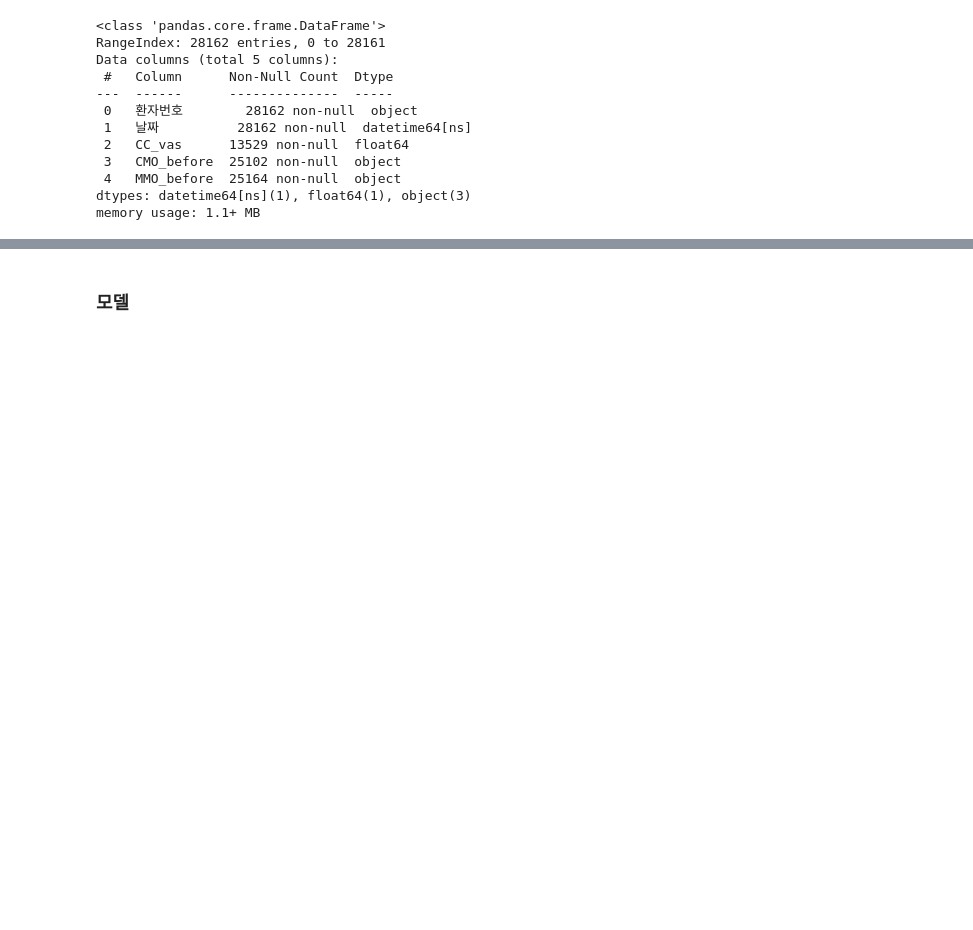
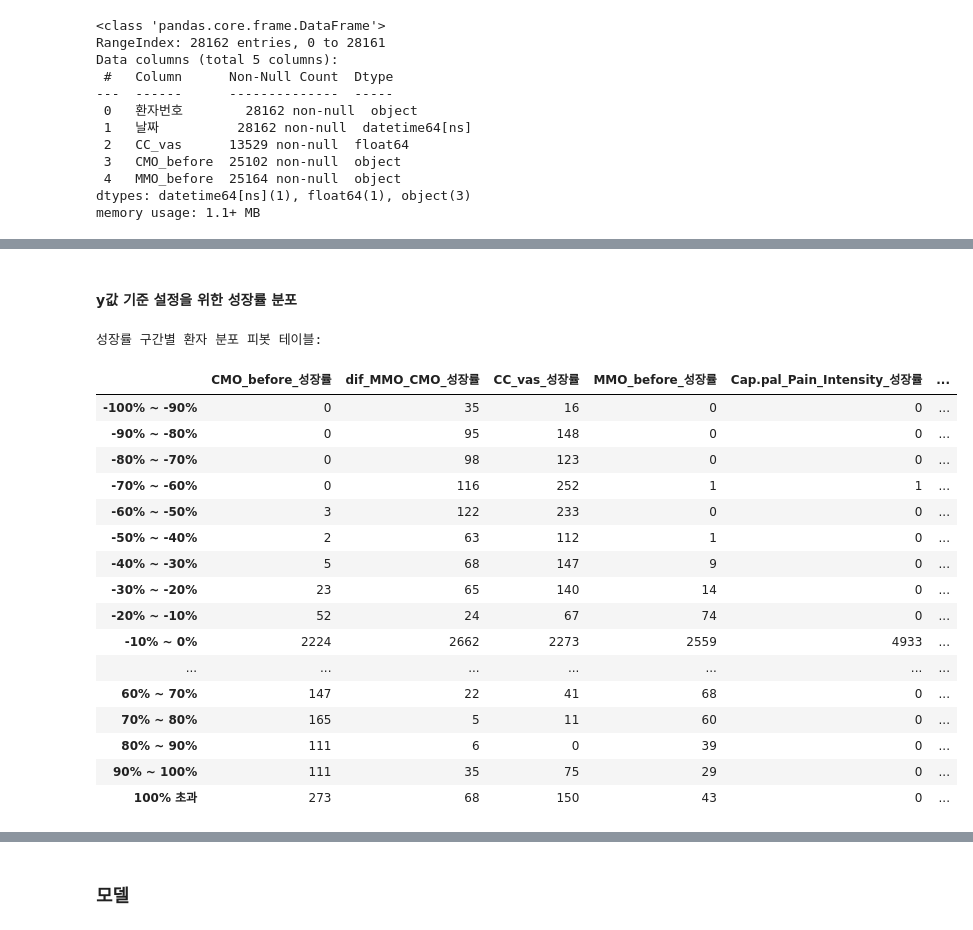
Before and after one commit to skadudd/prj_centum, a Jupyter notebook: gpt_classifier/classifier.ipynb, the cells around one changed output, grey strips where cells are left out. Drawn from its saved outputs; the diff is of its cells as text; code cells hidden in the pictures; blank space fills up the shorter version.

```diff
--- a/gpt_classifier/classifier.ipynb
+++ b/gpt_classifier/classifier.ipynb
@@ -355,6 +334,11 @@ Data columns (total 5 columns):
  4   MMO_before  25164 non-null  object
 dtypes: datetime64[ns](1), float64(1), object(3)
 memory usage: 1.1+ MB
+# %%
+## 간호사 실수 오류 drop
+df['dif_MMO_CMO'] = df['MMO_before'].astype(float) - df['CMO_before'].astype(float)
+
+df = df.query('dif_MMO_CMO >= 0')
 # %%
 # 환자 데이터 추적을 위한 함수 정의
 def extract_patient_progress(df, column_name):
@@ -457,0 +425,47 @@ memory usage: 2.1+ MB
+# %% [markdown]
+#### y값 기준 설정을 위한 성장률 분포
+# %%
+# 각 성장률 열에 대해 10% 단위로 환자 분포 확인
+growth_columns = [
+    'CMO_before_성장률','dif_MMO_CMO_성장률', 'CC_vas_성장률','MMO_before_성장률','Cap.pal_Pain_Intensity_성장률',
+    'M.pal_Pain_Intensity_성장률','Occlusion_lt_number_성장률','Occlusion_rt_number_성장률',
+    'Tongue_ridging_Intensity_성장률','Mucosal_ridging_Intensity_성장률','Rt_before_성장률',
+    'Rt_after_성장률','Lt_before_성장률','Lt_after_성장률'
+]
+
+# 10% 단위로 구간 나누기
+# 성장률 구간을 10% 단위로 설정
+bins = list(range(-100, 101, 10))
+bins.append(float('inf'))  # 100% 초과 구간 추가
+labels = [f'{i}% ~ {i+10}%' for i in range(-100, 100, 10)]
+labels.append('100% 초과')
+
+# 각 열에 대해 구간별 환자 수 계산
+growth_data = {}
+for column in growth_columns:
+    growth_data[column] = pd.cut(patient_progress[column], bins=bins, labels=labels).value_counts().sort_index()
+
+# 피봇 테이블 형태로 변환
+growth_pivot = pd.DataFrame(growth_data)
+# 피봇 테이블 출력
+print("성장률 구간별 환자 분포 피봇 테이블:")
+display(growth_pivot)
+# %% [output]
+성장률 구간별 환자 분포 피봇 테이블:
+|  | CMO_before_성장률 | dif_MMO_CMO_성장률 | CC_vas_성장률 | MMO_before_성장률 | Cap.pal_Pain_Intensity_성장률 | ... |
+| -100% ~ -90% | 0 | 35 | 16 | 0 | 0 | ... |
+| -90% ~ -80% | 0 | 95 | 148 | 0 | 0 | ... |
+| -80% ~ -70% | 0 | 98 | 123 | 0 | 0 | ... |
+| -70% ~ -60% | 0 | 116 | 252 | 1 | 1 | ... |
+| -60% ~ -50% | 3 | 122 | 233 | 0 | 0 | ... |
+| -50% ~ -40% | 2 | 63 | 112 | 1 | 0 | ... |
+| -40% ~ -30% | 5 | 68 | 147 | 9 | 0 | ... |
+| -30% ~ -20% | 23 | 65 | 140 | 14 | 0 | ... |
+| -20% ~ -10% | 52 | 24 | 67 | 74 | 0 | ... |
+| -10% ~ 0% | 2224 | 2662 | 2273 | 2559 | 4933 | ... |
+| ... | ... | ... | ... | ... | ... | ... |
+| 60% ~ 70% | 147 | 22 | 41 | 68 | 0 | ... |
+| 70% ~ 80% | 165 | 5 | 11 | 60 | 0 | ... |
+| 80% ~ 90% | 111 | 6 | 0 | 39 | 0 | ... |
+| 90% ~ 100% | 111 | 35 | 75 | 29 | 0 | ... |
+| 100% 초과 | 273 | 68 | 150 | 43 | 0 | ... |
```
Also changed, not shown: parts of 23 cells of this notebook, 1 other file.
